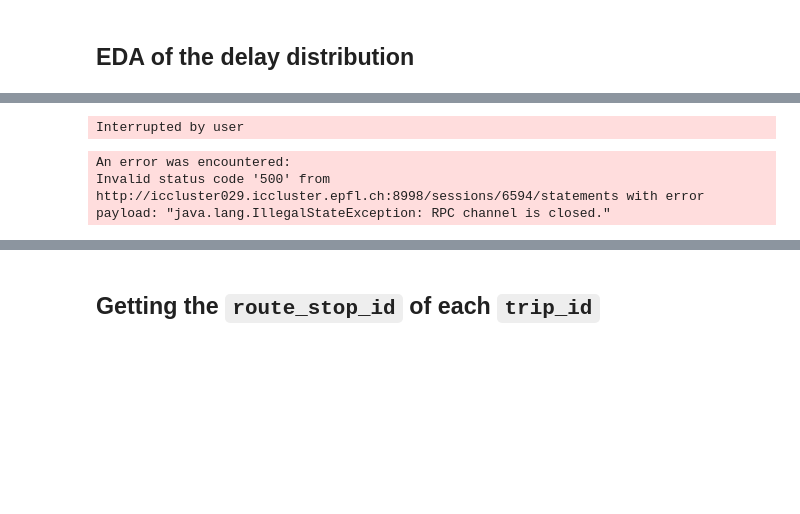
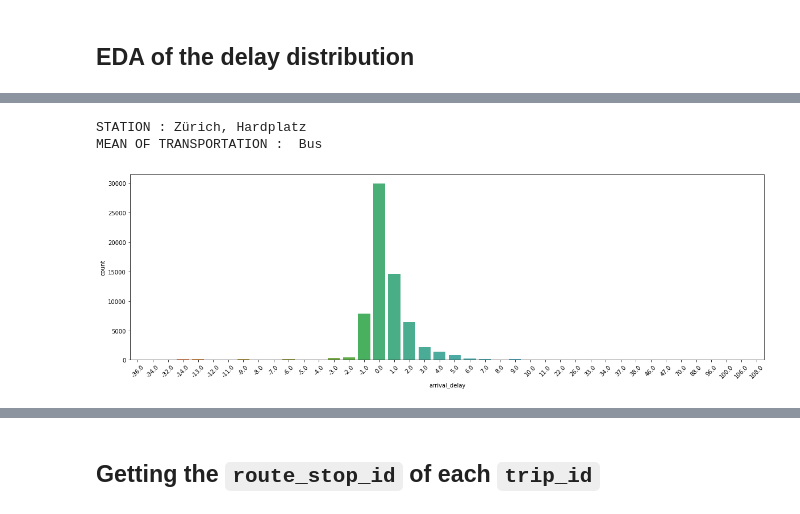
Before and after one commit to JulienVig/COM-490-Trip-Planner, a Jupyter notebook: notebooks/stochastic.ipynb, the cells around one changed output, grey strips where cells are left out. Drawn from its saved outputs; the diff is of its cells as text; code cells hidden in the pictures; blank space fills up the shorter version.

Commit message:
adds EDA on delay3

```diff
--- a/notebooks/stochastic.ipynb
+++ b/notebooks/stochastic.ipynb
@@ -98,4 +98,4 @@ real_time = real_time.withColumn("arrival_delay", col("arrival_time_actual") - c
 %%spark
 analysis = real_time.filter("year == 2021").filter("month == 1")
 
-delays_distrib = analysis.select(["STOP_NAME", "produkt_id", "arrival_delay"]).groupBy(["STOP_NAME", "produkt_id"]).agg(collect_list(col("arrival_delay")))
+delays_distrib = analysis.select(["STOP_NAME", "produkt_id", "arrival_delay"]).groupBy(["STOP_NAME", "produkt_id","arrival_delay"]).count().cache()
@@ -102,12 +109,23 @@ delays_distrib = analysis.select(["STOP_NAME", "produkt_id", "arrival_delay"]).g
+# %%
+import matplotlib.pyplot as plt
+import seaborn as sns
+
+
+def plot_delay_dist(sample_dist):
+    plt.figure(figsize=(20, 6))
+    station = sample_dist.STOP_NAME.iloc[0]
+    transport_mean = sample_dist.produkt_id.iloc[0]
+    sample_dist["arrival_delay"] = sample_dist["arrival_delay"] / 60
+    g = sns.barplot(data=sample_dist.sort_values("arrival_delay"), x="arrival_delay", y="count")
+    g.set_xticklabels(g.get_xticklabels(), rotation=45)
+    print("STATION :", station)
+    print("MEAN OF TRANSPORTATION : ", transport_mean);
 # %%
-%%spark
-delays_distrib
+%%spark -o sample_dist
+sample_dist = delays_distrib.filter(delays_distrib.STOP_NAME ==  "Zürich, Hardplatz").filter(delays_distrib.produkt_id == "Bus")
-# %% [output]
-Interrupted by user
-# %%
-%%spark
-delays_distrib.coalesce(1).write.format("com.databricks.spark.csv")\
-   .option("header", "true").save(REMOTE_PATH + "delays_distrib_jan_2021.csv")
-# %% [output]
-An error was encountered:
-Invalid status code '500' from http://iccluster029.iccluster.epfl.ch:8998/sessions/6594/statements with error payload: "java.lang.IllegalStateException: RPC channel is closed."
+# %%
+plot_delay_dist(sample_dist)
+# %% [output]
+STATION : Zürich, Hardplatz
+MEAN OF TRANSPORTATION :  Bus
+[figure, added]
```
Also changed, not shown: parts of 16 cells of this notebook.
